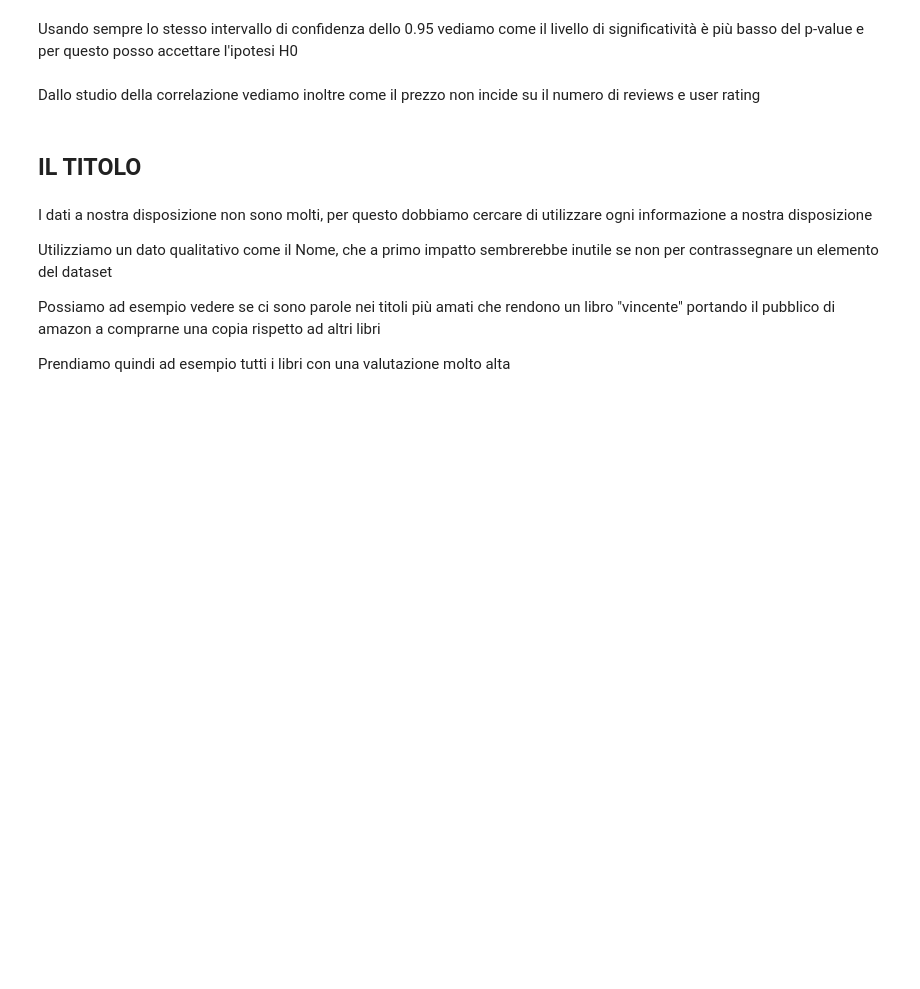
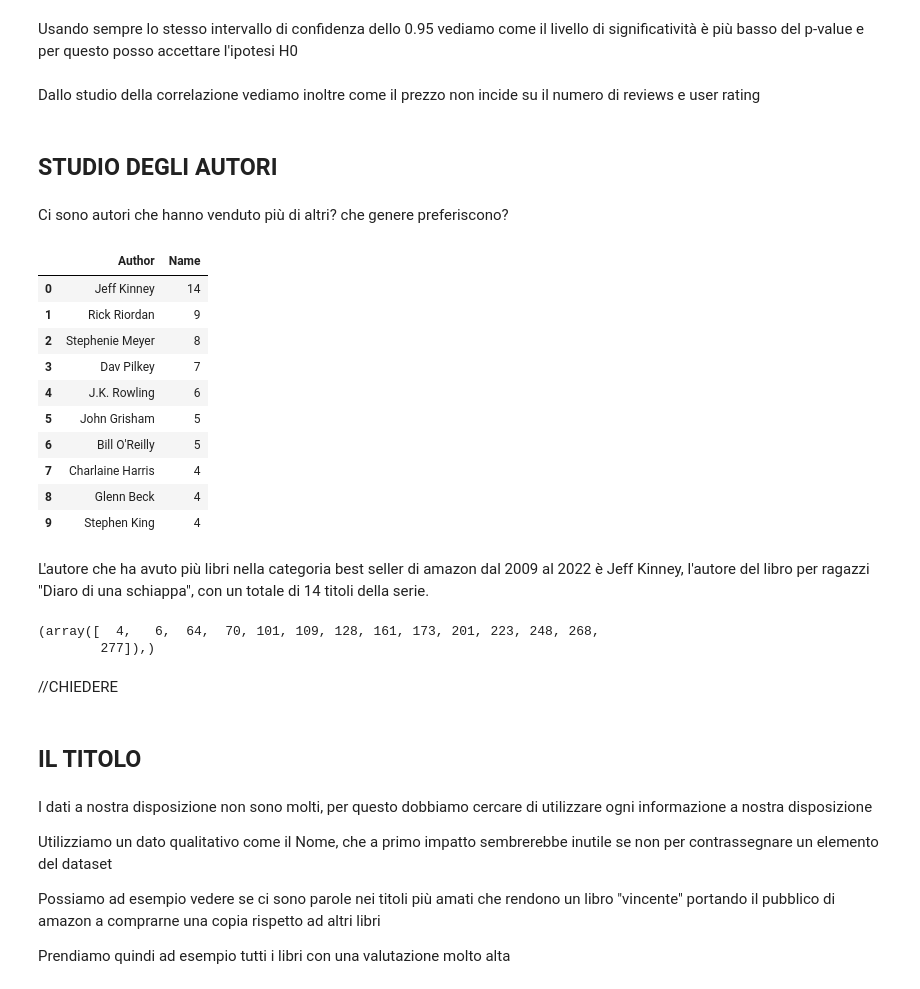
Before and after one commit to Nenne2000/BestSellerAmazon_Notebook, a Jupyter notebook: Notebook.ipynb, the cells around one changed output. Saved outputs shown, nothing was run; the diff lists cells and outputs as text; code cells hidden in the pictures; blank space fills up the shorter version.

```diff
--- a/Notebook.ipynb
+++ b/Notebook.ipynb
@@ -363,6 +404,37 @@ print(p_value)
 Usando sempre lo stesso intervallo di confidenza dello 0.95 vediamo come il livello di significatività è più basso del p-value e per questo posso accettare l'ipotesi H0
 # %% [markdown]
 Dallo studio della correlazione vediamo inoltre come il prezzo non incide su il numero di reviews e user rating
+# %% [markdown]
+## STUDIO DEGLI AUTORI
+# %% [markdown]
+Ci sono autori che hanno venduto più di altri? che genere preferiscono?
+# %%
+Best_Author = book.groupby('Author')[['Name']].count().sort_values(by='Name', ascending=False).reset_index()
+Top_10_Author = Best_Author.head(10)
+Top_10_Author
+# %% [output]
+|  | Author | Name |
+| 0 | Jeff Kinney | 14 |
+| 1 | Rick Riordan | 9 |
+| 2 | Stephenie Meyer | 8 |
+| 3 | Dav Pilkey | 7 |
+| 4 | J.K. Rowling | 6 |
+| 5 | John Grisham | 5 |
+| 6 | Bill O'Reilly | 5 |
+| 7 | Charlaine Harris | 4 |
+| 8 | Glenn Beck | 4 |
+| 9 | Stephen King | 4 |
+# %% [markdown]
+L'autore che ha avuto più libri nella categoria best seller di amazon dal 2009 al 2022 è Jeff Kinney, l'autore del libro per ragazzi "Diaro di una schiappa", con un totale di 14 titoli della serie.
+# %%
+Kinney = np.where(book["Author"] == "Jeff Kinney")
+
+Kinney
+# %% [output]
+(array([  4,   6,  64,  70, 101, 109, 128, 161, 173, 201, 223, 248, 268,
+        277]),)
+# %% [markdown]
+//CHIEDERE
 # %% [markdown]
 ## IL TITOLO
 # %% [markdown]
```
Also changed, not shown: parts of 16 cells of this notebook.
